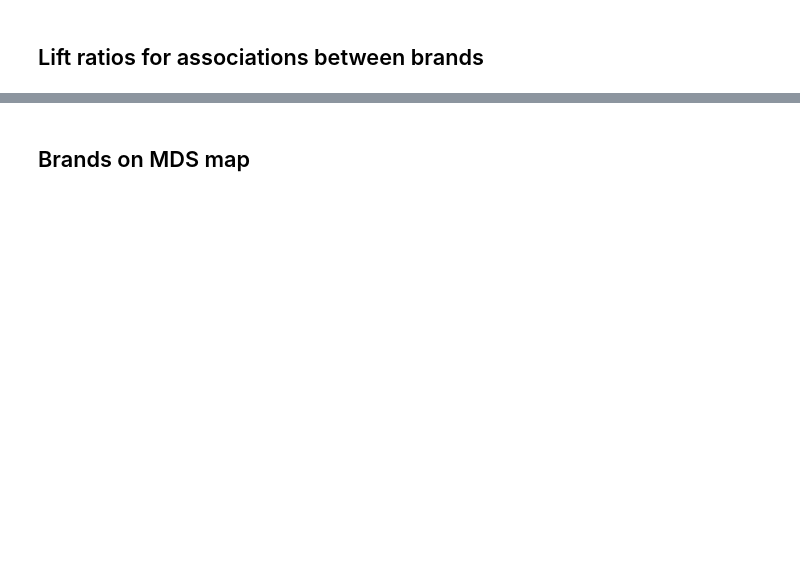
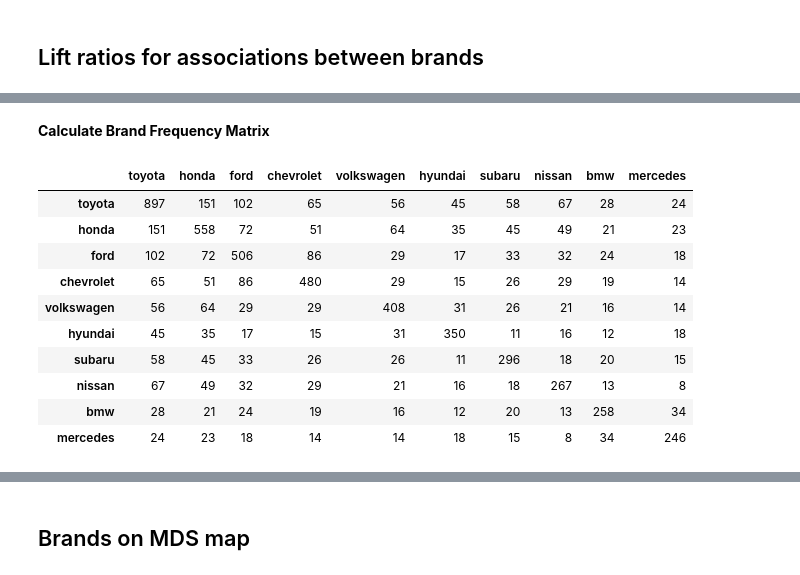
Before and after one commit to rebeccazhang199/Text_Analytics, a Jupyter notebook: Group Assignment.ipynb, the cells around one changed output, grey strips where cells are left out. Drawn from its saved outputs; the diff is of its cells as text; code cells hidden in the pictures; blank space fills up the shorter version.

```diff
--- a/Group Assignment.ipynb
+++ b/Group Assignment.ipynb
@@ -253,0 +272,25 @@ filter_comments.head(15)
+# %% [markdown]
+**Calculate Brand Frequency Matrix**
+# %%
+for unique_brands_list in comments['Unique Brand']:
+    valid_brands = [brand for brand in unique_brands_list if brand in top10brand]
+
+    for i in range(len(valid_brands)):
+        for j in range(i, len(valid_brands)):
+            brand_matrix.at[valid_brands[i], valid_brands[j]] += 1
+            if i != j:
+                brand_matrix.at[valid_brands[j], valid_brands[i]] += 1
+
+brand_matrix
+# %% [output]
+|  | toyota | honda | ford | chevrolet | volkswagen | hyundai | subaru | nissan | bmw | mercedes |
+| toyota | 897 | 151 | 102 | 65 | 56 | 45 | 58 | 67 | 28 | 24 |
+| honda | 151 | 558 | 72 | 51 | 64 | 35 | 45 | 49 | 21 | 23 |
+| ford | 102 | 72 | 506 | 86 | 29 | 17 | 33 | 32 | 24 | 18 |
+| chevrolet | 65 | 51 | 86 | 480 | 29 | 15 | 26 | 29 | 19 | 14 |
+| volkswagen | 56 | 64 | 29 | 29 | 408 | 31 | 26 | 21 | 16 | 14 |
+| hyundai | 45 | 35 | 17 | 15 | 31 | 350 | 11 | 16 | 12 | 18 |
+| subaru | 58 | 45 | 33 | 26 | 26 | 11 | 296 | 18 | 20 | 15 |
+| nissan | 67 | 49 | 32 | 29 | 21 | 16 | 18 | 267 | 13 | 8 |
+| bmw | 28 | 21 | 24 | 19 | 16 | 12 | 20 | 13 | 258 | 34 |
+| mercedes | 24 | 23 | 18 | 14 | 14 | 18 | 15 | 8 | 34 | 246 |
```
Also changed, not shown: parts of 5 cells of this notebook.
